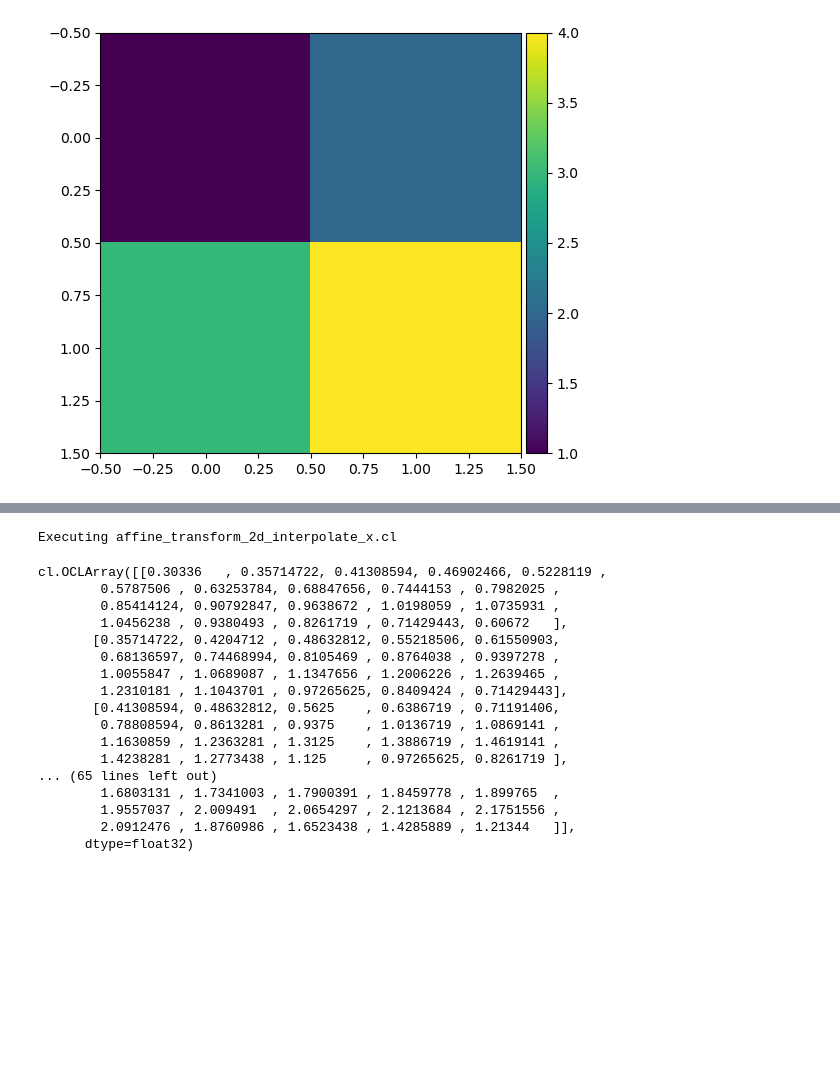
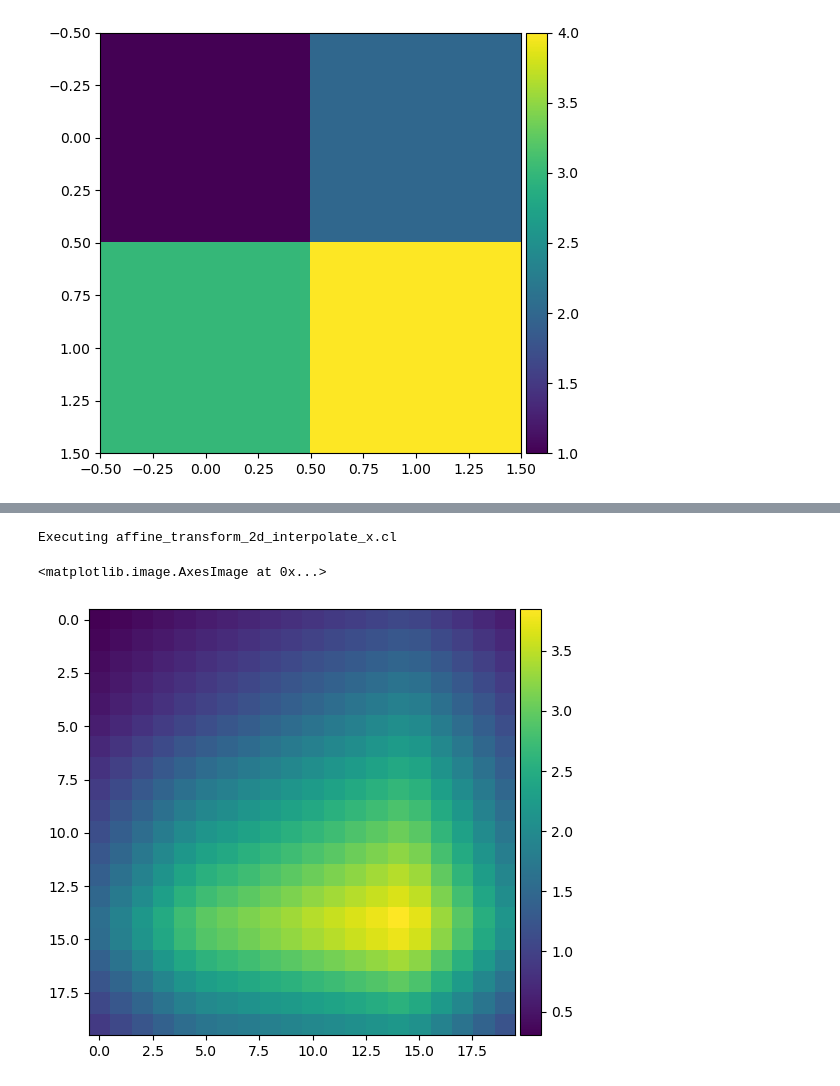
Before and after one commit to clEsperanto/pyclesperanto_prototype, a Jupyter notebook: pyclesperanto_prototype/_tier8/cle_test.ipynb, the cells around one changed output, grey strips where cells are left out. Saved outputs shown, nothing was run; the diff lists cells and outputs as text; code cells hidden in the pictures; blank space fills up the shorter version.

```diff
--- a/pyclesperanto_prototype/_tier8/cle_test.ipynb
+++ b/pyclesperanto_prototype/_tier8/cle_test.ipynb
@@ -122,25 +77,10 @@ cl.OCLArray([[1.0075   , 1.0125   , 1.0175   , 1.0225   , 1.0275   , 1.0325   ,
 # %%
 # Transform with scale 10
 matrix = selectMatrix(1,10)
 result4 = cle.create((20,20))
 cle.affine_transform(image, result4, transform = matrix, linear_interpolation=True)
-result4
+imshow(result4)
 # %% [output]
 Executing affine_transform_2d_interpolate_x.cl
-cl.OCLArray([[0.30336   , 0.35714722, 0.41308594, 0.46902466, 0.5228119 ,
-        0.5787506 , 0.63253784, 0.68847656, 0.7444153 , 0.7982025 ,
-        0.85414124, 0.90792847, 0.9638672 , 1.0198059 , 1.0735931 ,
-        1.0456238 , 0.9380493 , 0.8261719 , 0.71429443, 0.60672   ],
-       [0.35714722, 0.4204712 , 0.48632812, 0.55218506, 0.61550903,
-        0.68136597, 0.74468994, 0.8105469 , 0.8764038 , 0.9397278 ,
-        1.0055847 , 1.0689087 , 1.1347656 , 1.2006226 , 1.2639465 ,
-        1.2310181 , 1.1043701 , 0.97265625, 0.8409424 , 0.71429443],
-       [0.41308594, 0.48632812, 0.5625    , 0.6386719 , 0.71191406,
-        0.78808594, 0.8613281 , 0.9375    , 1.0136719 , 1.0869141 ,
-        1.1630859 , 1.2363281 , 1.3125    , 1.3886719 , 1.4619141 ,
-        1.4238281 , 1.2773438 , 1.125     , 0.97265625, 0.8261719 ],
-... (65 lines left out)
-        1.6803131 , 1.7341003 , 1.7900391 , 1.8459778 , 1.899765  ,
-        1.9557037 , 2.009491  , 2.0654297 , 2.1213684 , 2.1751556 ,
-        2.0912476 , 1.8760986 , 1.6523438 , 1.4285889 , 1.21344   ]],
-      dtype=float32)
+<matplotlib.image.AxesImage at 0x...>
+[figure, added]
```
Also changed, not shown: parts of 12 cells of this notebook, 1 other file.
